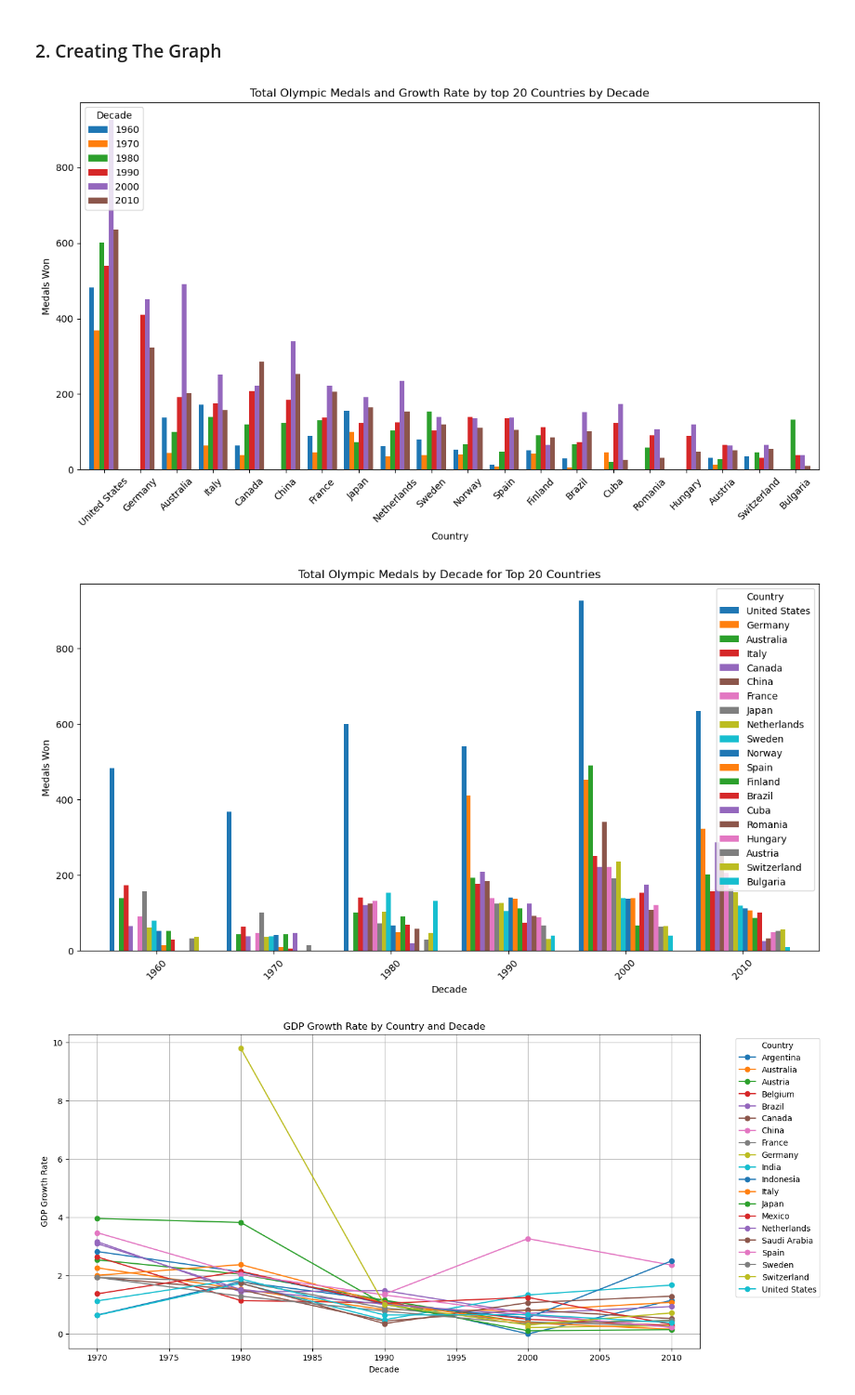
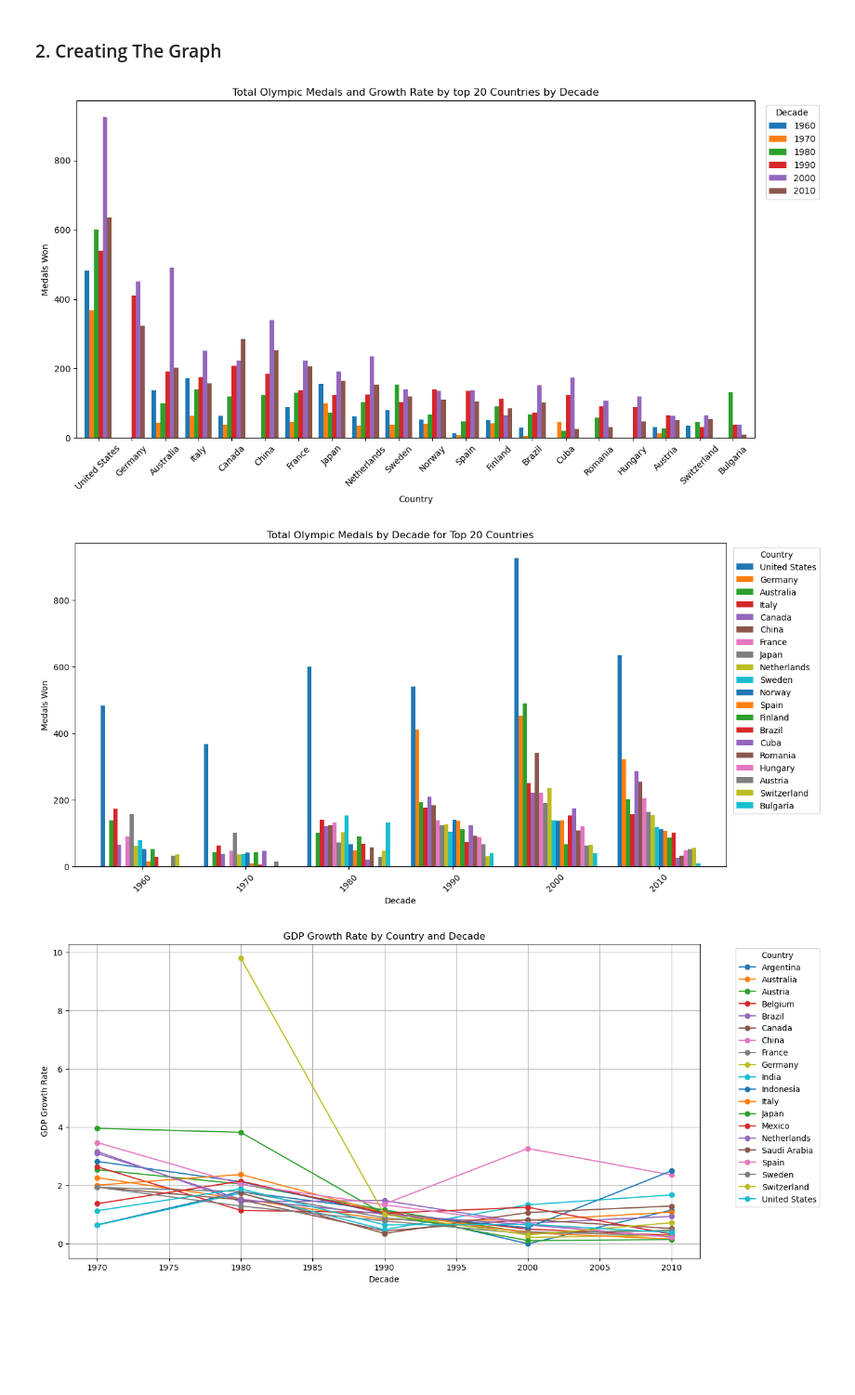
Before and after one commit to 2damlee/project_part2, a Jupyter notebook: olympicPjt.ipynb, the cells around one changed output. Shown at 93% size. Drawn from its saved outputs; the diff is of its cells as text; code cells hidden in the pictures; blank space fills up the shorter version.

```diff
--- a/olympicPjt.ipynb
+++ b/olympicPjt.ipynb
@@ -214,41 +216,42 @@ ax1.set_title(f'Total Olympic Medals and Growth Rate by top {top_n} Countries by
 plt.xticks(rotation=45)
 
 # Legend and show plot
-ax1.legend(loc='upper left', title='Decade')
+ax1.legend(loc='upper left', title='Decade', bbox_to_anchor=(1.01, 1))
 plt.show()
 
 
 ## x-axis labels: decade
 # Pivot the data
 medals_pivot = country_mpoints_decade.pivot(index='CountryName', columns='Decade', values='Points').fillna(0)
 top_n = 20
 
-# Sort by total medals
+#  Sort by total medals
+# axis=1 : across columns summation
 medals_pivot['Total'] = medals_pivot.sum(axis=1)
 medals_pivot_sorted = medals_pivot.sort_values(by='Total', ascending=False).head(top_n)
 # Drop 'Total'
 medals_pivot_sorted.drop(columns='Total', inplace=True)
 
 # Transpose the DataFrame to have countries as columns and decades as rows
 medals_pivot_transposed = medals_pivot_sorted.transpose()
 
 # Plotting medals won
 fig, ax1 = plt.subplots(figsize=(14, 7))
 
 # Bar chart for medals
 medals_pivot_transposed.plot(kind='bar', ax=ax1, width=0.8)
 ax1.set_xlabel('Decade')
 ax1.set_ylabel('Medals Won', color='black')
 ax1.tick_params(axis='y', labelcolor='black')
 ax1.set_title(f'Total Olympic Medals by Decade for Top {top_n} Countries')
 plt.xticks(rotation=45)
 
 # Legend and show plot
-ax1.legend(loc='upper right', title='Country')
+ax1.legend(loc='upper right', title='Country', bbox_to_anchor=(1.15, 1))
 plt.show()
 # %% [output]
-[figure, old version]
+[figure, new version]
-[figure, old version]
+[figure, new version]
 # %%
 ## Graph for the number of Olympic medals earned by each country by decade
 
```
Also changed, not shown: parts of 11 cells of this notebook, 1 other file.
